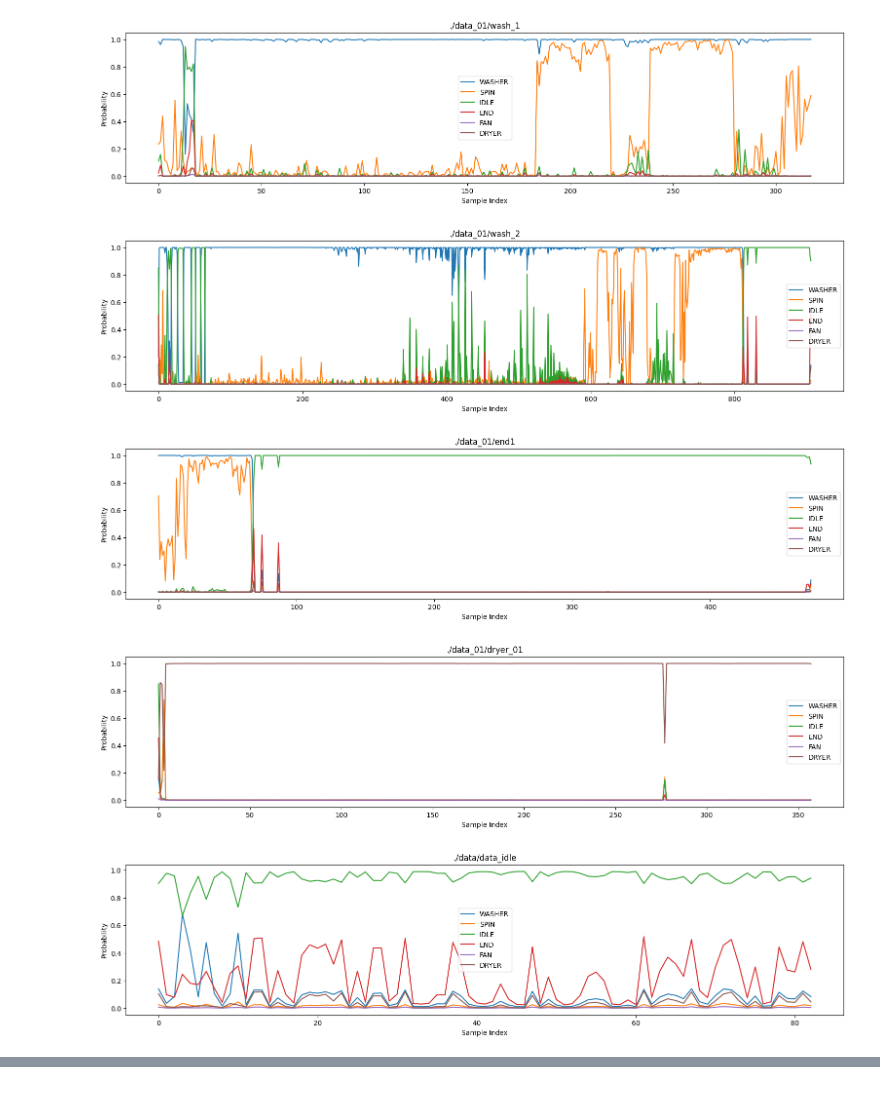
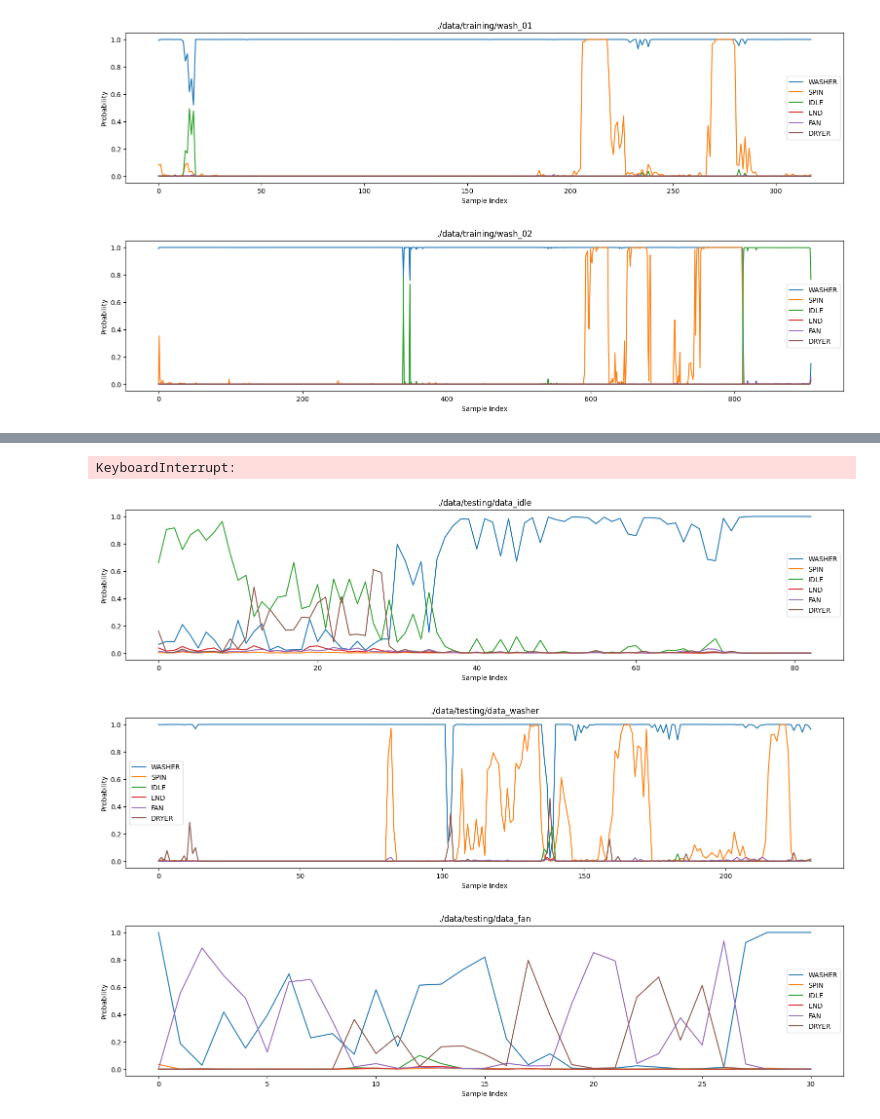
Before and after one commit to dhogborg/washer-convnn, a Jupyter notebook: conv2d_check.ipynb, the cells around one changed output, grey strips where cells are left out. Saved outputs shown, nothing was run; the diff lists cells and outputs as text; code cells hidden in the pictures.

Commit message:
Improved training and model data

```diff
--- a/conv2d_check.ipynb
+++ b/conv2d_check.ipynb
@@ -31,42 +29,40 @@ def evaluateSpectrums(path):
     transform = build_base_transform(DEFAULT_IMAGE_SIZE)
     model, classes = load_weights(model_path, device)
     model.eval()
 
     png_files.sort(key=lambda x: int(x.stem.split('_')[-1]))
 
     for png_file in png_files:
         tensor = load_image_tensor(png_file, transform, device)
         with torch.no_grad():
             logits = model(tensor)
             probs = torch.sigmoid(logits).squeeze(0).cpu().numpy()
         all_probs.append(probs)
 
     all_probs = torch.tensor(all_probs)
 
 
     plt.figure(figsize=(19,4))
 
     for i, class_name in enumerate(CLASS_NAMES):
         plt.plot(all_probs[:, i].cpu().numpy(), label=class_name)
 
 
     plt.xlabel("Sample Index")
     plt.ylabel("Probability")
     plt.title(path)
     plt.legend()
     plt.show()
 
 
-evaluateSpectrums("./data_01/wash_1")
-evaluateSpectrums("./data_01/wash_2")
-evaluateSpectrums("./data_01/end1")
-evaluateSpectrums("./data_01/dryer_01")
-evaluateSpectrums("./data/data_idle")
-evaluateSpectrums("./data/data_washer")
-#evaluateSpectrums("./data/data_fan")
+evaluateSpectrums("./data/training/wash_01")
+evaluateSpectrums("./data/training/wash_02")
+evaluateSpectrums("./data/training/wash_03")
+evaluateSpectrums("./data/training/end_01")
+evaluateSpectrums("./data/training/dryer_01")
+evaluateSpectrums("./data/training/dryer_02")
+evaluateSpectrums("./data/training/idle_01")
+evaluateSpectrums("./data/training/washer_dryer_01")
 # %% [output]
-[figure, old version]
+[figure, new version]
-[figure, old version]
+[figure, new version]
-[figure, removed]
-[figure, removed]
-[figure, removed]
@@ -73,0 +69,10 @@ evaluateSpectrums("./data/data_washer")
+KeyboardInterrupt:
+# %%
+# Datasets without annotations, only used for testing
+evaluateSpectrums("./data/testing/data_idle")
+evaluateSpectrums("./data/testing/data_washer")
+evaluateSpectrums("./data/testing/data_fan")
+# %% [output]
+[figure, added]
+[figure, added]
+[figure, added]
```
Also changed, not shown: parts of 2 cells of this notebook, 7 other files.
